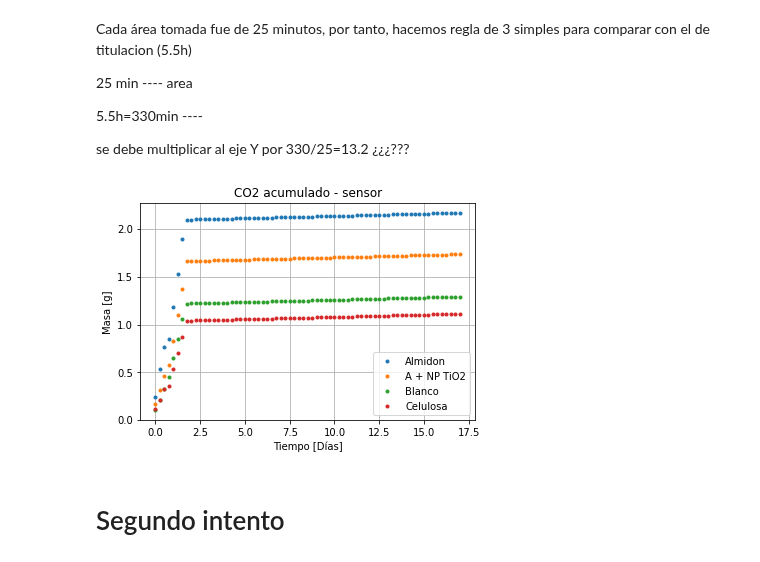
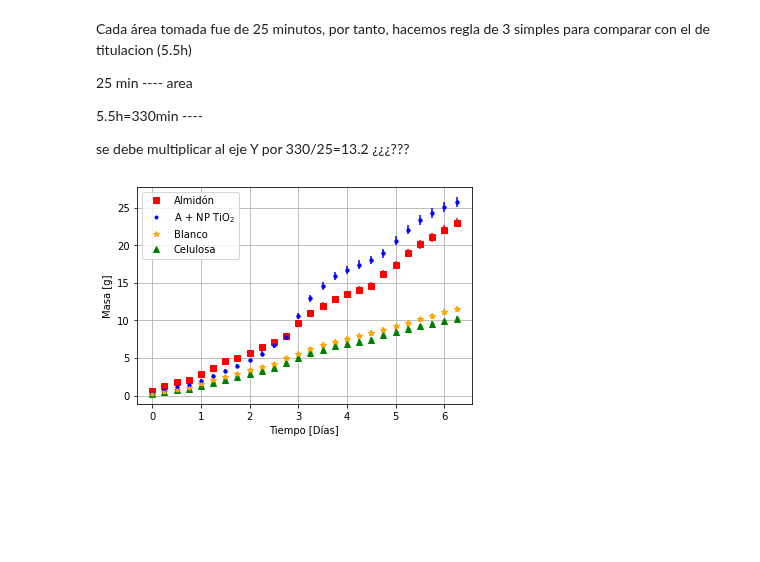
Before and after one commit to fyulita/laboratorio-6-y-7, a Jupyter notebook: Arduino/notebook-resultados_primer-medicion.ipynb, the cells around one changed output. Drawn from its saved outputs; the diff is of its cells as text; code cells hidden in the pictures; blank space fills up the shorter version.

```diff
--- a/Arduino/notebook-resultados_primer-medicion.ipynb
+++ b/Arduino/notebook-resultados_primer-medicion.ipynb
@@ -81,9 +87,26 @@ gramos4=np.array(gramos(area4))
 # %%
 #Gramos acumulados, suponiendo que ese valor se produjo durante 6h
-gramos1_ac=np.add.accumulate(gramos1*6)
-gramos2_ac=np.add.accumulate(gramos2*6)
-gramos3_ac=np.add.accumulate(gramos3*6)
-gramos4_ac=np.add.accumulate(gramos4*6)
+gramos1_ac=np.add.accumulate(gramos1[0])
+gramos2_ac=np.add.accumulate(gramos2[0])
+gramos3_ac=np.add.accumulate(gramos3[0])
+gramos4_ac=np.add.accumulate(gramos4[0])
+# %%
+def error(x): #INTRODUCIR LA CONCENTRACIÓN
+    sigma_F=0.1
+    sigma_A=50 + x*0.05
+    A=sigma_F*x*6*60*44/den
+    B=sigma_A*F*6*60*44/den
+    return (A**2 + B**2)
+# %%
+error_g1=error(c1[0]) #var
+error_g2=error(c2[0]) #var
+error_g3=error(c3[0]) #var
+error_g4=error(c4[0]) #var
+# %%
+error_g1_ac=np.add.accumulate(error_g1)
+error_g2_ac=np.add.accumulate(error_g2)
+error_g3_ac=np.add.accumulate(error_g3)
+error_g4_ac=np.add.accumulate(error_g4)
 # %% [markdown]
 Cada área tomada fue de 25 minutos, por tanto, hacemos regla de 3 simples para comparar con el de titulacion (5.5h)
 
@@ -93,18 +116,23 @@ Cada área tomada fue de 25 minutos, por tanto, hacemos regla de 3 simples para
 
 se debe multiplicar al eje Y por 330/25=13.2 ¿¿¿???
 # %%
-plt.plot(x,gramos1_ac,'.',label='Almidon')
-plt.plot(x,gramos3_ac,'.',label='A + NP TiO2')
-plt.plot(x,gramos4_ac,'.',label='Blanco')
-plt.plot(x,gramos2_ac,'.',label='Celulosa')
+plt.plot(x,gramos1_ac,'s',label='Almidón',color='red')
+plt.plot(x,gramos3_ac,'.',label='A + NP TiO$_2$',color='blue')
+plt.plot(x,gramos4_ac,'*',label='Blanco',color='orange')
+plt.plot(x,gramos2_ac,'^',label='Celulosa',color='green')
+
 plt.legend()
-plt.title('CO2 acumulado - sensor')
+
+plt.errorbar(x,gramos1_ac,yerr=error_g1_ac**0.5,fmt='.',color='red')
+plt.errorbar(x,gramos2_ac,yerr=error_g2_ac**0.5,fmt='.',color='green')
+plt.errorbar(x,gramos3_ac,yerr=error_g3_ac**0.5,fmt='.',color='blue')
+plt.errorbar(x,gramos4_ac,yerr=error_g4_ac**0.5,fmt='.',color='orange')
+
+#plt.title('CO2 acumulado - sensor')
 plt.xlabel('Tiempo [Días]')
 plt.ylabel('Masa [g]')
 plt.grid(True)
 plt.savefig("co2_acumulado-sensor_primer-medicion.png")
 plt.show()
 # %% [output]
-[figure, old version]
+[figure, new version]
-# %% [markdown]
-# Segundo intento
```
Also changed, not shown: parts of 28 cells of this notebook, 22 other files.
